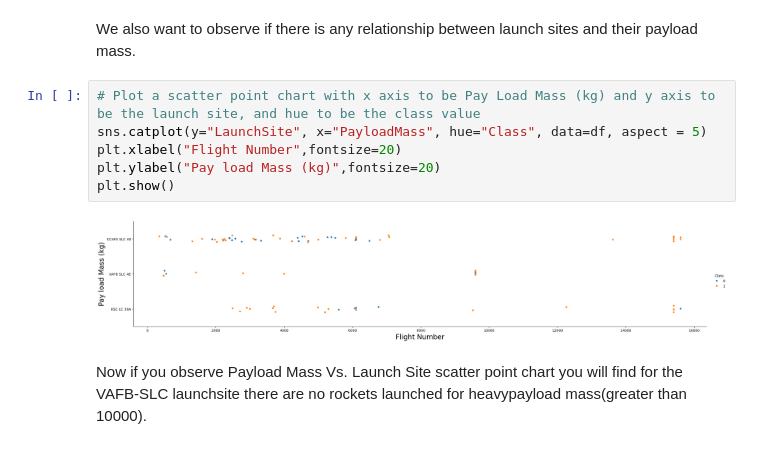
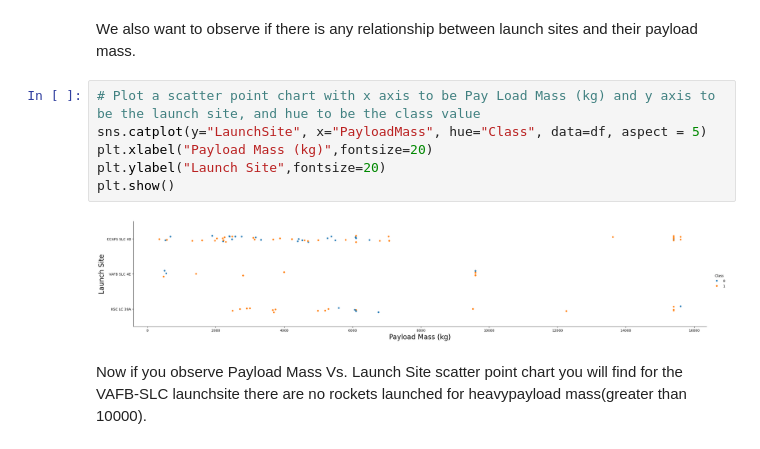
Before and after one commit to PreKa/Applied-Data-Science-Project, a Jupyter notebook: 5-Exploratory Data Analysis using Pandas and Matplotlib.ipynb, the cells around one changed output. Drawn from its saved outputs; the diff is of its cells as text.

```diff
--- a/5-Exploratory Data Analysis using Pandas and Matplotlib.ipynb
+++ b/5-Exploratory Data Analysis using Pandas and Matplotlib.ipynb
@@ -111,11 +111,11 @@ We also want to observe if there is any relationship between launch sites and th
 # %%
 # Plot a scatter point chart with x axis to be Pay Load Mass (kg) and y axis to be the launch site, and hue to be the class value
 sns.catplot(y="LaunchSite", x="PayloadMass", hue="Class", data=df, aspect = 5)
-plt.xlabel("Flight Number",fontsize=20)
-plt.ylabel("Pay load Mass (kg)",fontsize=20)
+plt.xlabel("Payload Mass (kg)",fontsize=20)
+plt.ylabel("Launch Site",fontsize=20)
 plt.show()
 # %% [output]
-[figure, old version]
+[figure, new version]
 # %% [markdown]
 Now if you observe Payload Mass Vs. Launch Site scatter point chart you will find for the VAFB-SLC  launchsite there are no  rockets  launched for  heavypayload mass(greater than 10000).
 # %% [markdown]
```
Also changed, not shown: parts of 1 cell of this notebook.
